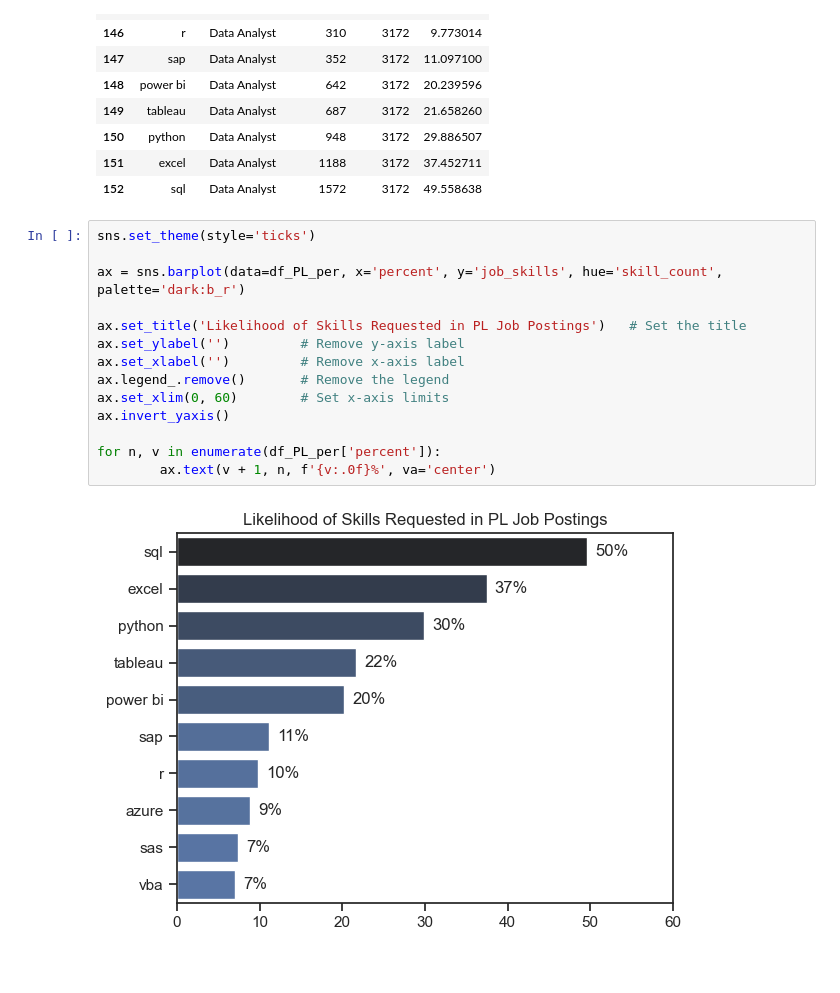
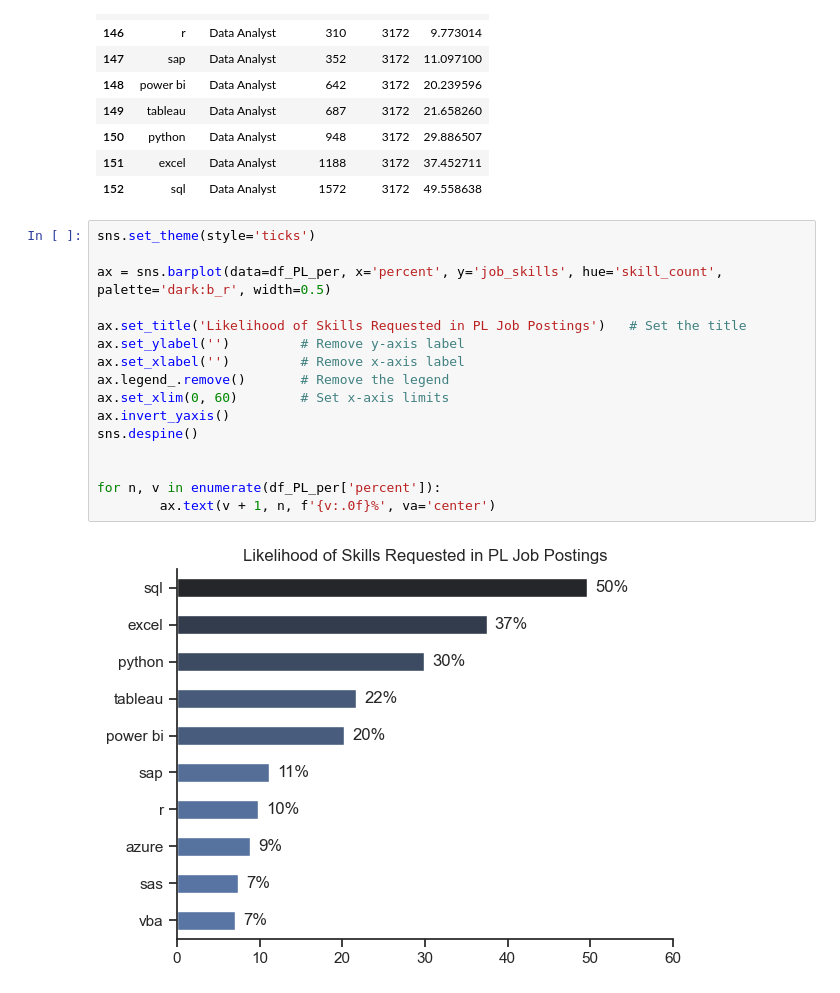
Before and after one commit to mtszczepaniak/Job_market_analysis, a Jupyter notebook: 3. Project/2_Skills_Count.ipynb, the cells around one changed output. Cells and saved outputs as stored; diff of their text form.

```diff
--- a/3. Project/2_Skills_Count.ipynb
+++ b/3. Project/2_Skills_Count.ipynb
@@ -288,16 +288,18 @@ See the caveats in the documentation: https://pandas.pydata.org/pandas-docs/stab
 # %%
 sns.set_theme(style='ticks')
 
-ax = sns.barplot(data=df_PL_per, x='percent', y='job_skills', hue='skill_count', palette='dark:b_r')
+ax = sns.barplot(data=df_PL_per, x='percent', y='job_skills', hue='skill_count', palette='dark:b_r', width=0.5)
 
 ax.set_title('Likelihood of Skills Requested in PL Job Postings')   # Set the title
 ax.set_ylabel('')         # Remove y-axis label
 ax.set_xlabel('')         # Remove x-axis label
 ax.legend_.remove()       # Remove the legend
 ax.set_xlim(0, 60)        # Set x-axis limits
 ax.invert_yaxis()
+sns.despine()
+
 
 for n, v in enumerate(df_PL_per['percent']):
         ax.text(v + 1, n, f'{v:.0f}%', va='center')
 # %% [output]
-[figure, old version]
+[figure, new version]
```
Also changed, not shown: 1 other file.
